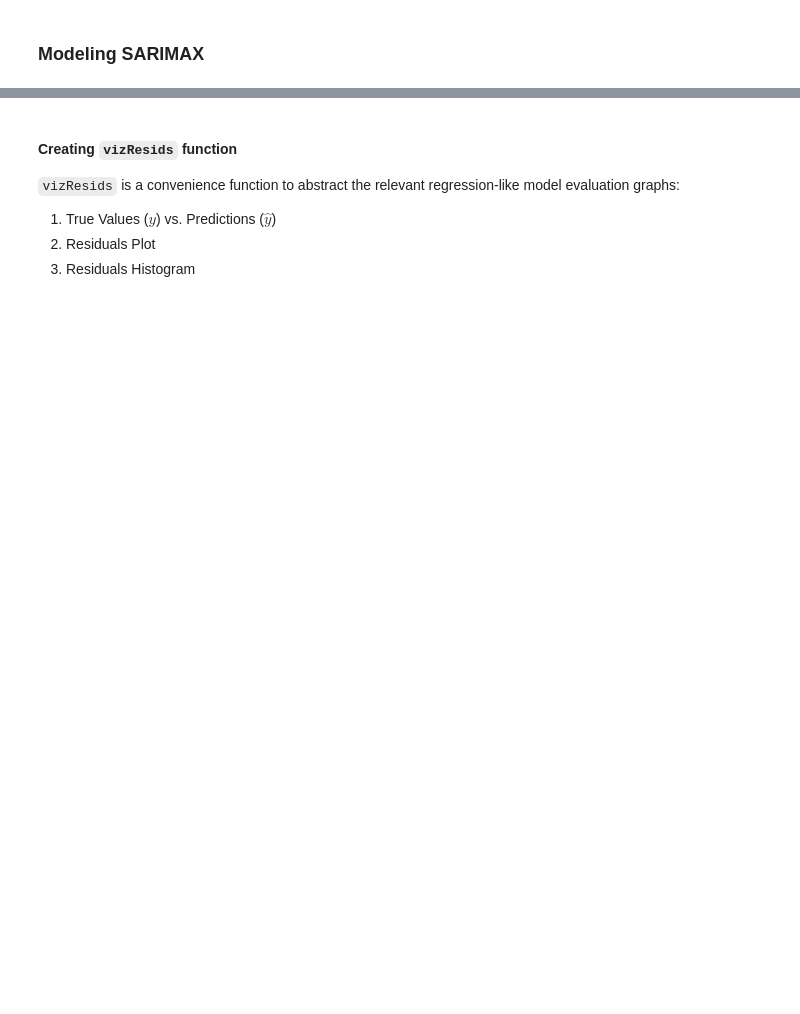
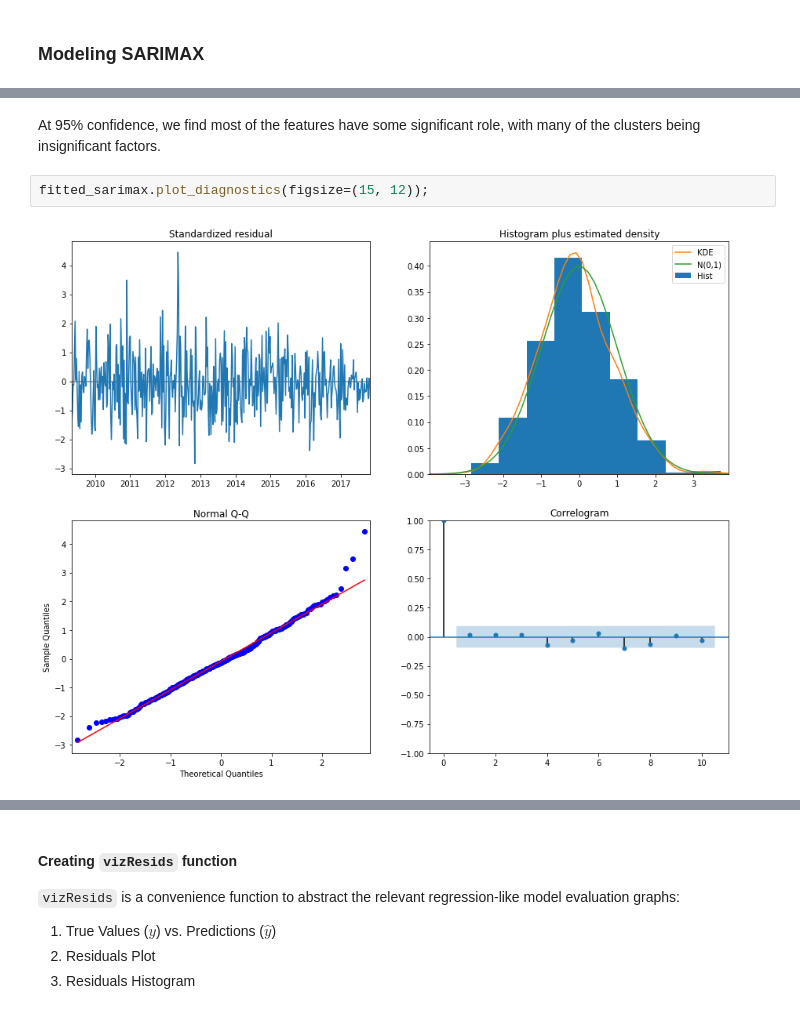
Before and after one commit to Shaddyjr/dob_complaints, a Jupyter notebook: dob_complaints.ipynb, the cells around one changed output, grey strips where cells are left out. Drawn from its saved outputs; the diff is of its cells as text; blank space fills up the shorter version.

```diff
--- a/dob_complaints.ipynb
+++ b/dob_complaints.ipynb
@@ -853,0 +884,6 @@ fitted_sarimax.summary()
+# %% [markdown]
+At 95% confidence, we find most of the features have some significant role, with many of the clusters being insignificant factors.
+# %%
+fitted_sarimax.plot_diagnostics(figsize=(15, 12));
+# %% [output]
+[figure, added]
```
Also changed, not shown: parts of 53 cells of this notebook.
